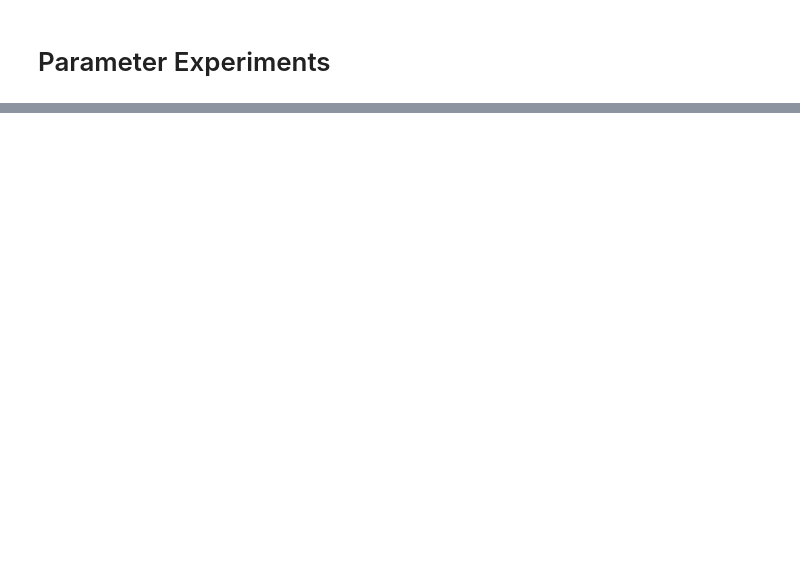
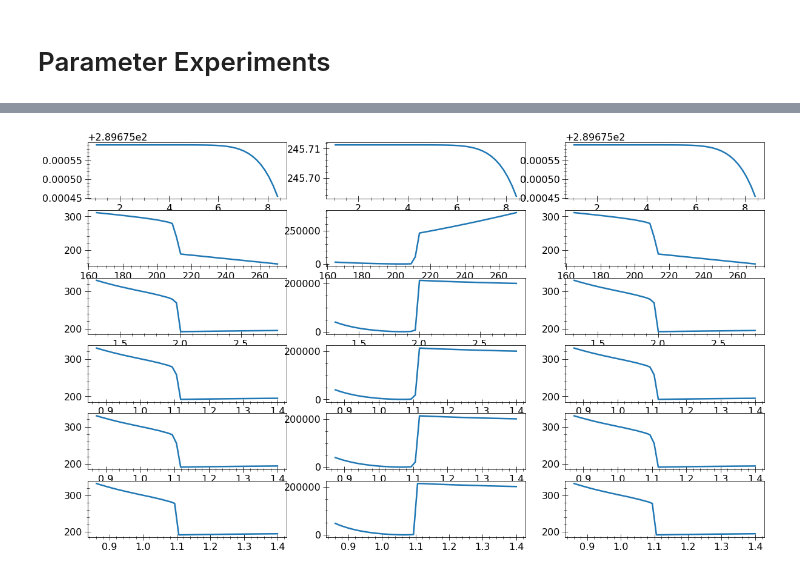
Before and after one commit to BenniSchmiedel/ZOEE, a Jupyter notebook: Plotting.ipynb, the cells around one changed output, grey strips where cells are left out. Cells and saved outputs as stored; diff of their text form; code cells hidden in the pictures; blank space fills up the shorter version.

```diff
--- a/Plotting.ipynb
+++ b/Plotting.ipynb
@@ -115 +148,9 @@ for i in range(6):
+# %%
+Ptest_HadCM3_GMT_0=[]
+Ptest_CESM_GMT_0=[]
+Ptest_Pages_GMT_0=[]
+for i in range(6):
+    Ptest_HadCM3_GMT_0.append(np.average(Ptest_HadCM3_ZMT[i],weights=np.cos(Lat_10*np.pi/180),axis=0))
+    Ptest_CESM_GMT_0.append(np.average(Ptest_CESM_ZMT[i],weights=np.cos(Lat_10*np.pi/180),axis=0))
+    Ptest_Pages_GMT_0.append(np.average(Ptest_Pages_ZMT[i],weights=np.cos(Lat_10*np.pi/180),axis=0))
 # %%
@@ -118,0 +169,32 @@ np.array(Ptest_HadCM3_GMT).shape
+# %%
+Lat_10,ZMT_ERA_raw=np.loadtxt('Experiments/ERA5/ERA_1961_1990_10deg_ZMT.txt')
+opt_ZMT=optimization(grid=Lat_10)
+opt_ZMT.parallels=50
+Ptest_CESM_ZMT[0].shape
+S_ZMT_HadCM3=[]
+for i in range(6):
+    S_ZMT_HadCM3.append(opt_ZMT.target_comparison(np.transpose(Ptest_CESM_ZMT[i]), 'ZMT', ZMT_ERA_raw))
+for i in range(6):
+    for j in range(50):
+        if all(np.isnan(Ptest_CESM_ZMT[i][:,j])):
+            S_ZMT_HadCM3[i][j]=np.nan
+# %%
+fig,ax=plt.subplots(6,3,figsize=(20,12))
+
+for i in range(6):
+
+    ax[i,0].plot(Ptest_HadCM3_paras[i],Ptest_HadCM3_GMT_0[i])
+
+for i in range(6):
+    ax[i,1].plot(Ptest_CESM_paras[i],S_ZMT_HadCM3[i])
+    #ax[i,1].plot(Ptest_CESM_paras[i],Ptest_CESM_GMT_0[i])
+
+for i in range(6):
+
+    ax[i,2].plot(Ptest_Pages_paras[i],Ptest_Pages_GMT_0[i])
+#gs = gridspec.GridSpec(3, 3, width_ratios=[1, 2])
+#ax=np.array([[plt.subplot(gs[0,0]),plt.subplot(gs[0,1])],
+#             [plt.subplot(gs[1,0]),plt.subplot(gs[1,1])],
+#             [plt.subplot(gs[2,0]),plt.subplot(gs[2,1])]])
+# %% [output]
+[figure, added]
```
Also changed, not shown: parts of 17 cells of this notebook, 34 other files.
